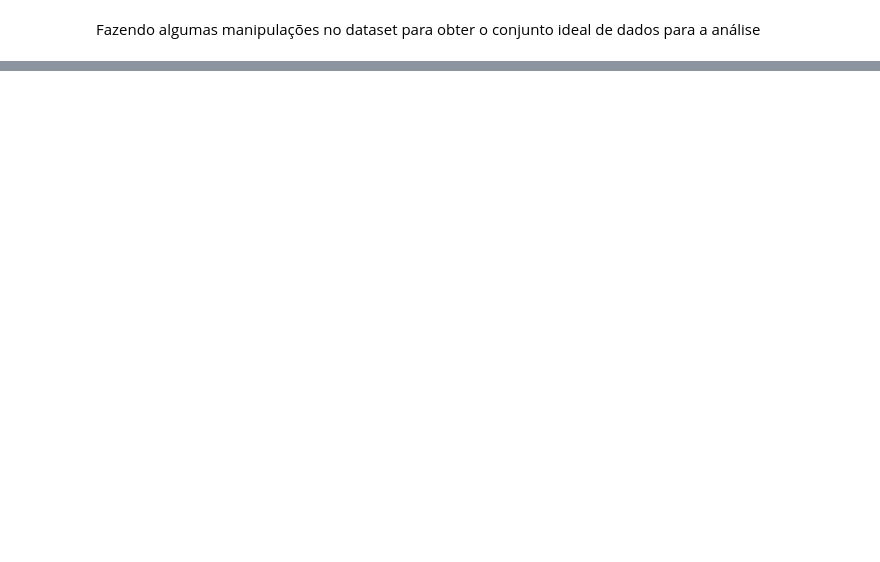
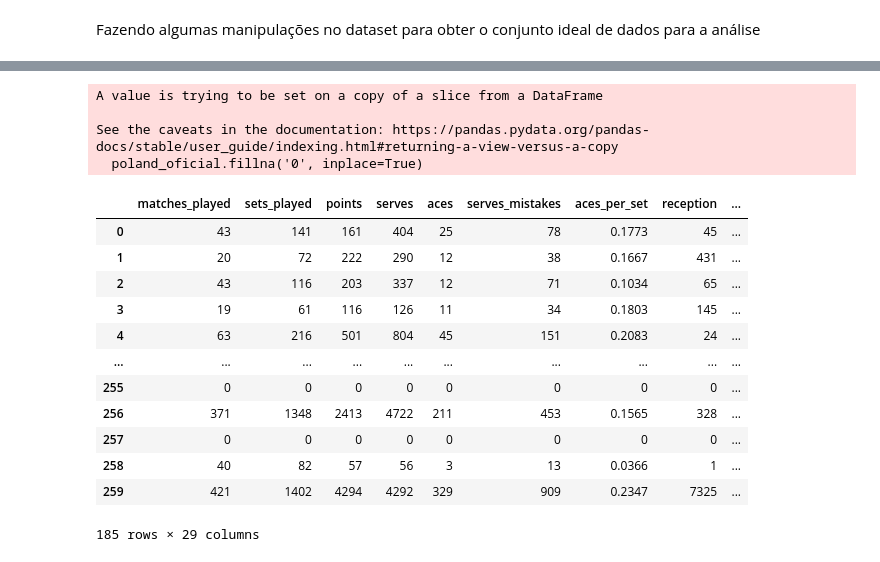
Before and after one commit to estevaocardoso/projetos-estevao, a Jupyter notebook: VOLLEYBALL/Projeto_gustavo_oficial.ipynb, the cells around one changed output, grey strips where cells are left out. Saved outputs shown, nothing was run; the diff lists cells and outputs as text; code cells hidden in the pictures; blank space fills up the shorter version.

```diff
--- a/VOLLEYBALL/Projeto_gustavo_oficial.ipynb
+++ b/VOLLEYBALL/Projeto_gustavo_oficial.ipynb
@@ -115,0 +152,21 @@ data_oficial
+# %%
+poland_oficial.fillna('0', inplace=True)
+poland_oficial
+# %% [output]
+A value is trying to be set on a copy of a slice from a DataFrame
+
+See the caveats in the documentation: https://pandas.pydata.org/pandas-docs/stable/user_guide/indexing.html#returning-a-view-versus-a-copy
+  poland_oficial.fillna('0', inplace=True)
+|  | matches_played | sets_played | points | serves | aces | serves_mistakes | aces_per_set | reception | ... |
+| 0 | 43 | 141 | 161 | 404 | 25 | 78 | 0.1773 | 45 | ... |
+| 1 | 20 | 72 | 222 | 290 | 12 | 38 | 0.1667 | 431 | ... |
+| 2 | 43 | 116 | 203 | 337 | 12 | 71 | 0.1034 | 65 | ... |
+| 3 | 19 | 61 | 116 | 126 | 11 | 34 | 0.1803 | 145 | ... |
+| 4 | 63 | 216 | 501 | 804 | 45 | 151 | 0.2083 | 24 | ... |
+| ... | ... | ... | ... | ... | ... | ... | ... | ... | ... |
+| 255 | 0 | 0 | 0 | 0 | 0 | 0 | 0 | 0 | ... |
+| 256 | 371 | 1348 | 2413 | 4722 | 211 | 453 | 0.1565 | 328 | ... |
+| 257 | 0 | 0 | 0 | 0 | 0 | 0 | 0 | 0 | ... |
+| 258 | 40 | 82 | 57 | 56 | 3 | 13 | 0.0366 | 1 | ... |
+| 259 | 421 | 1402 | 4294 | 4292 | 329 | 909 | 0.2347 | 7325 | ... |
+185 rows × 29 columns
```
Also changed, not shown: parts of 21 cells of this notebook, 5 other files.
